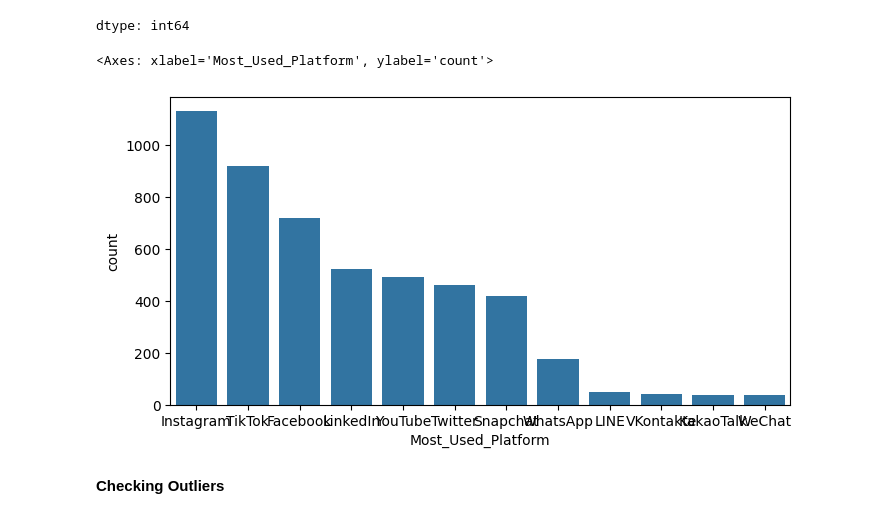
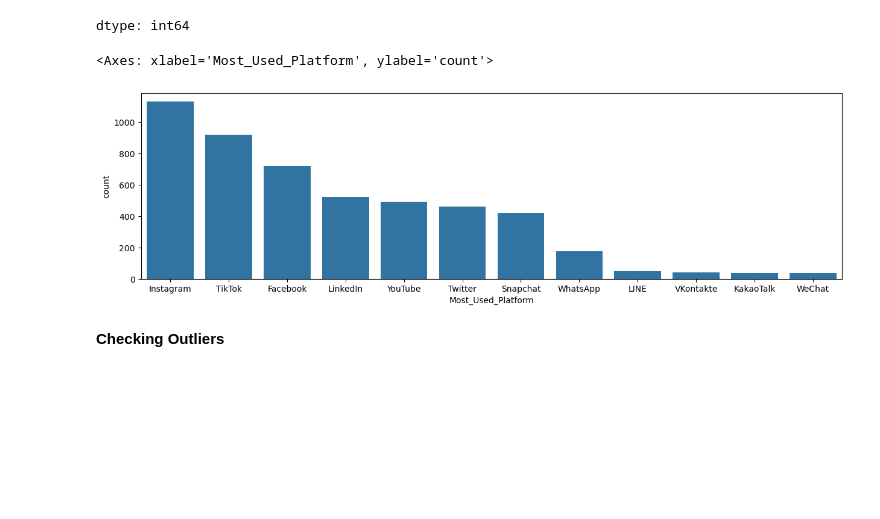
Before and after one commit to Arun-Jawlia/MindMetricsAI-Mental-Wellbeing-Score-Prediction-System, a Jupyter notebook: ml/notebooks/MindMetrics.ipynb, the cells around one changed output. Saved outputs shown, nothing was run; the diff lists cells and outputs as text; code cells hidden in the pictures; blank space fills up the shorter version.

```diff
--- a/ml/notebooks/ML_Project.ipynb
+++ b/ml/notebooks/MindMetrics.ipynb
@@ -208,11 +207,11 @@ df['Most_Used_Platform'].value_counts()
 | WeChat | 36 |
 dtype: int64
 # %%
-plt.figure(figsize=(8, 4))
+plt.figure(figsize=(15, 4))
 sns.countplot(x=df['Most_Used_Platform'], order=df['Most_Used_Platform'].value_counts().index)
 # %% [output]
 <Axes: xlabel='Most_Used_Platform', ylabel='count'>
-[figure, old version]
+[figure, new version]
 # %% [markdown]
 **Checking Outliers**
 # %%
```
Also changed, not shown: parts of 9 cells of this notebook.
